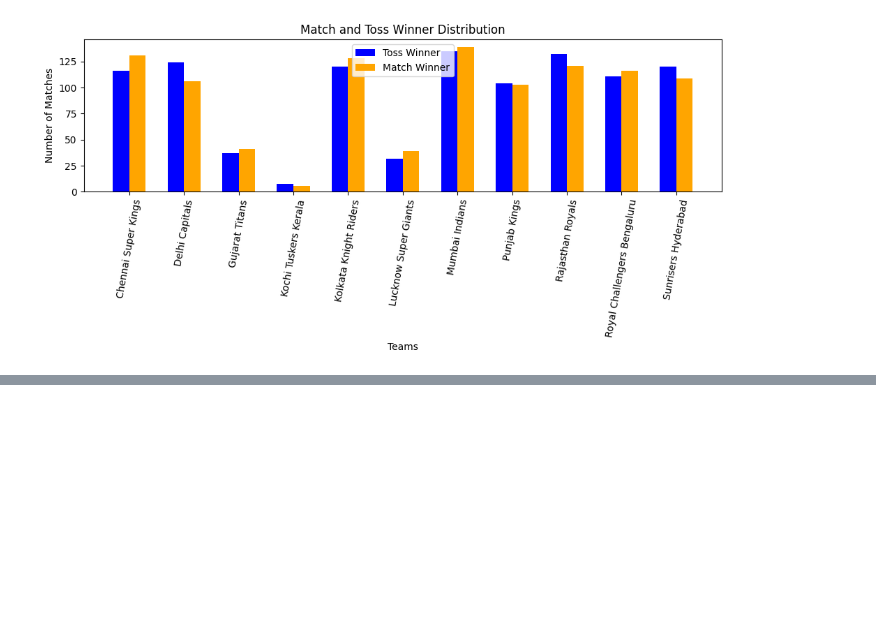
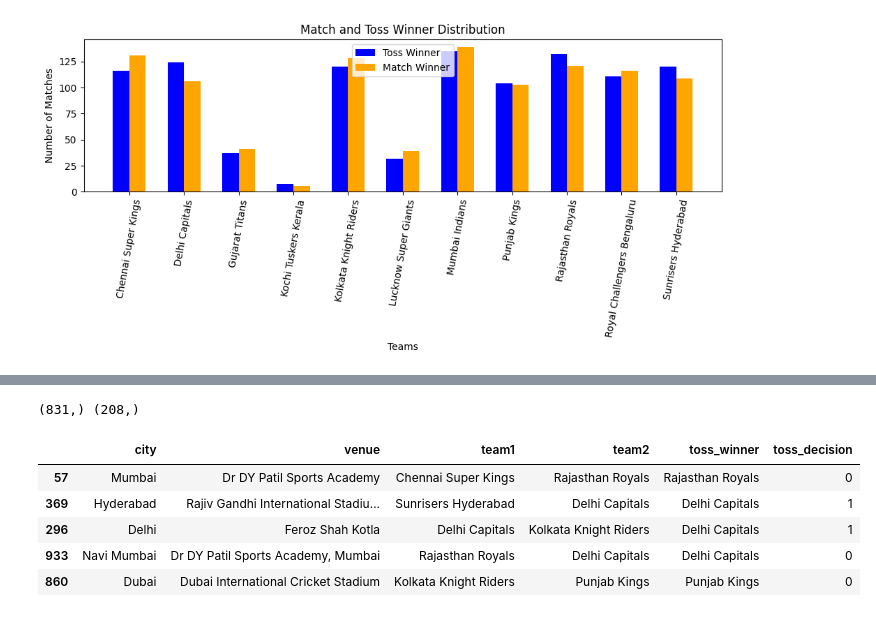
Before and after one commit to Channu17/IPL-win-predictor, a Jupyter notebook: notebooks/winpredictor.ipynb, the cells around one changed output, grey strips where cells are left out. Saved outputs shown, nothing was run; the diff lists cells and outputs as text; code cells hidden in the pictures; blank space fills up the shorter version.

```diff
--- a/notebooks/winpredictor.ipynb
+++ b/notebooks/winpredictor.ipynb
@@ -340,0 +457,3 @@ plt.show()
+# %%
+X = data.drop(columns=['winner', 'match_type'])
+y = data['winner']
@@ -340,0 +464,2 @@ plt.show()
+# %%
+X_train, X_test, y_train, y_test = train_test_split(X, y ,test_size=0.2, stratify=y)
@@ -340,0 +470,13 @@ plt.show()
+# %%
+print(y_train.shape, y_test.shape)
+# %% [output]
+(831,) (208,)
+# %%
+X_train.head()
+# %% [output]
+|  | city | venue | team1 | team2 | toss_winner | toss_decision |
+| 57 | Mumbai | Dr DY Patil Sports Academy | Chennai Super Kings | Rajasthan Royals | Rajasthan Royals | 0 |
+| 369 | Hyderabad | Rajiv Gandhi International Stadiu... | Sunrisers Hyderabad | Delhi Capitals | Delhi Capitals | 1 |
+| 296 | Delhi | Feroz Shah Kotla | Delhi Capitals | Kolkata Knight Riders | Delhi Capitals | 1 |
+| 933 | Navi Mumbai | Dr DY Patil Sports Academy, Mumbai | Rajasthan Royals | Delhi Capitals | Delhi Capitals | 0 |
+| 860 | Dubai | Dubai International Cricket Stadium | Kolkata Knight Riders | Punjab Kings | Punjab Kings | 0 |
```
Also changed, not shown: parts of 27 cells of this notebook, 2 other files.
